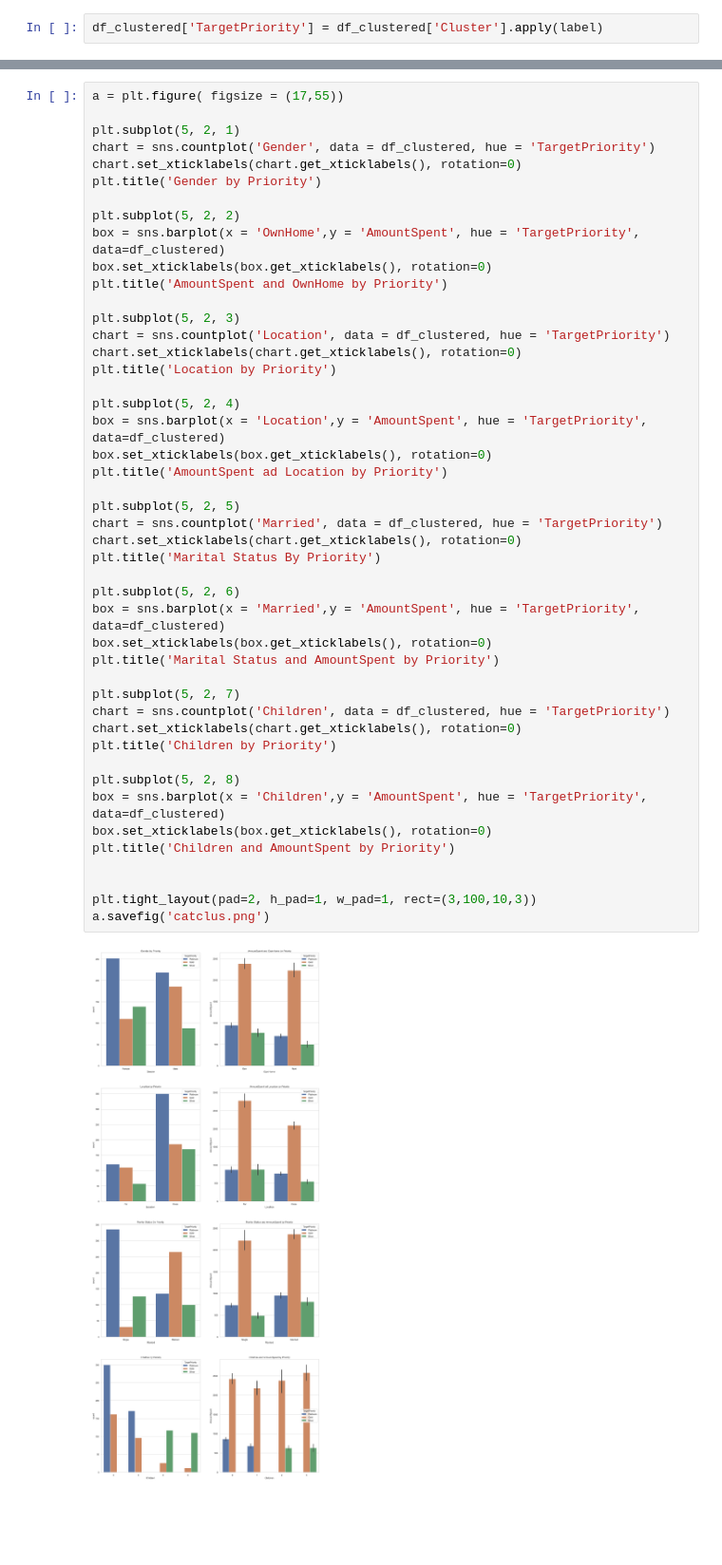
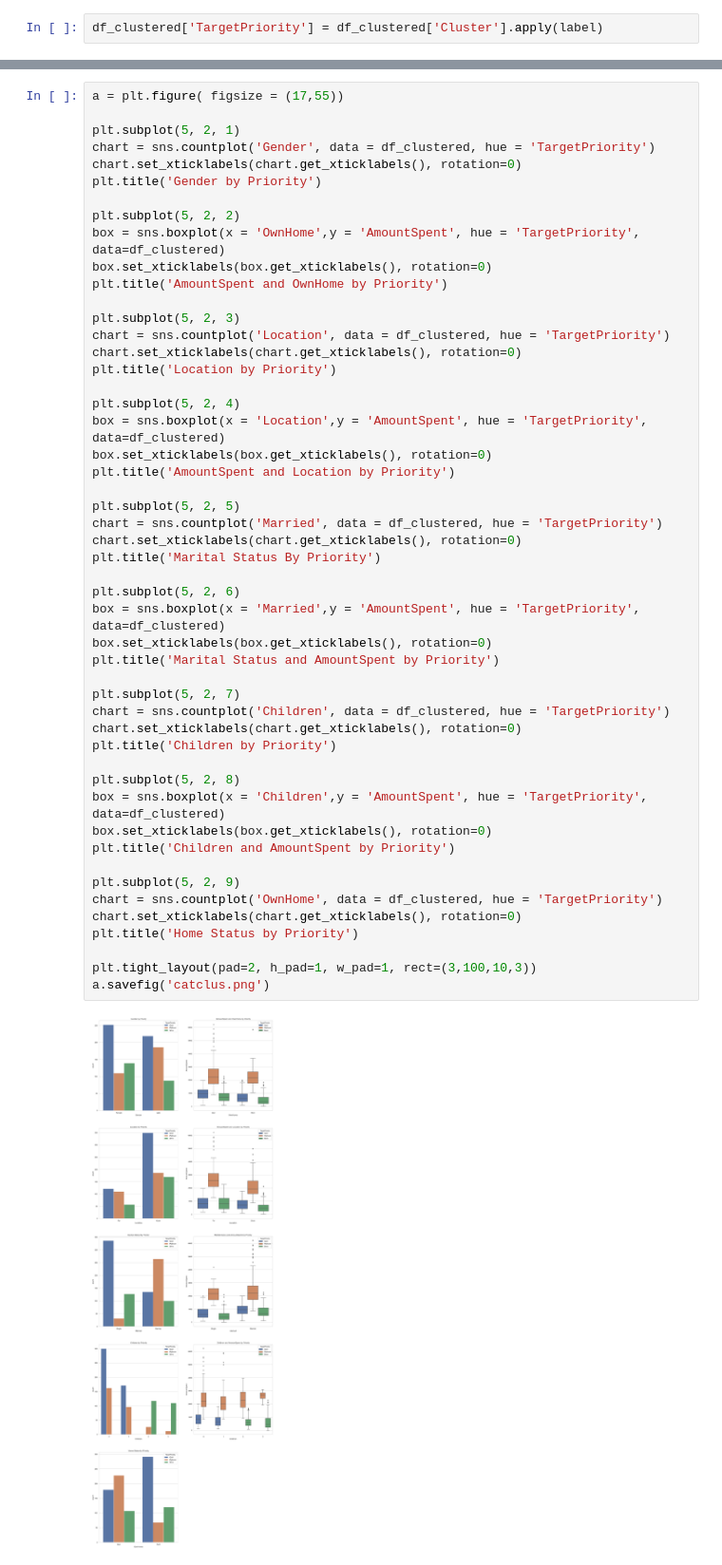
Before and after one commit to PradanaIndra/FinalProject, a Jupyter notebook: FinalProject_Pradana.ipynb, the cells around one changed output, grey strips where cells are left out. Shown at 95% size. Saved outputs shown, nothing was run; the diff lists cells and outputs as text; blank space fills up the shorter version.

```diff
--- a/FinalProject_Pradana.ipynb
+++ b/FinalProject_Pradana.ipynb
@@ -745,42 +895,46 @@ chart.set_xticklabels(chart.get_xticklabels(), rotation=0)
 plt.title('Gender by Priority')
 
 plt.subplot(5, 2, 2)
-box = sns.barplot(x = 'OwnHome',y = 'AmountSpent', hue = 'TargetPriority', data=df_clustered)
+box = sns.boxplot(x = 'OwnHome',y = 'AmountSpent', hue = 'TargetPriority', data=df_clustered)
 box.set_xticklabels(box.get_xticklabels(), rotation=0)
 plt.title('AmountSpent and OwnHome by Priority')
 
 plt.subplot(5, 2, 3)
 chart = sns.countplot('Location', data = df_clustered, hue = 'TargetPriority')
 chart.set_xticklabels(chart.get_xticklabels(), rotation=0)
 plt.title('Location by Priority')
 
 plt.subplot(5, 2, 4)
-box = sns.barplot(x = 'Location',y = 'AmountSpent', hue = 'TargetPriority', data=df_clustered)
+box = sns.boxplot(x = 'Location',y = 'AmountSpent', hue = 'TargetPriority', data=df_clustered)
 box.set_xticklabels(box.get_xticklabels(), rotation=0)
-plt.title('AmountSpent ad Location by Priority')
+plt.title('AmountSpent and Location by Priority')
 
 plt.subplot(5, 2, 5)
 chart = sns.countplot('Married', data = df_clustered, hue = 'TargetPriority')
 chart.set_xticklabels(chart.get_xticklabels(), rotation=0)
 plt.title('Marital Status By Priority')
 
 plt.subplot(5, 2, 6)
-box = sns.barplot(x = 'Married',y = 'AmountSpent', hue = 'TargetPriority', data=df_clustered)
+box = sns.boxplot(x = 'Married',y = 'AmountSpent', hue = 'TargetPriority', data=df_clustered)
 box.set_xticklabels(box.get_xticklabels(), rotation=0)
 plt.title('Marital Status and AmountSpent by Priority')
 
 plt.subplot(5, 2, 7)
 chart = sns.countplot('Children', data = df_clustered, hue = 'TargetPriority')
 chart.set_xticklabels(chart.get_xticklabels(), rotation=0)
 plt.title('Children by Priority')
 
 plt.subplot(5, 2, 8)
-box = sns.barplot(x = 'Children',y = 'AmountSpent', hue = 'TargetPriority', data=df_clustered)
+box = sns.boxplot(x = 'Children',y = 'AmountSpent', hue = 'TargetPriority', data=df_clustered)
 box.set_xticklabels(box.get_xticklabels(), rotation=0)
 plt.title('Children and AmountSpent by Priority')
 
+plt.subplot(5, 2, 9)
+chart = sns.countplot('OwnHome', data = df_clustered, hue = 'TargetPriority')
+chart.set_xticklabels(chart.get_xticklabels(), rotation=0)
+plt.title('Home Status by Priority')
 
 plt.tight_layout(pad=2, h_pad=1, w_pad=1, rect=(3,100,10,3))
 a.savefig('catclus.png')
 # %% [output]
-[figure, old version]
+[figure, new version]
```
Also changed, not shown: parts of 37 cells of this notebook.
